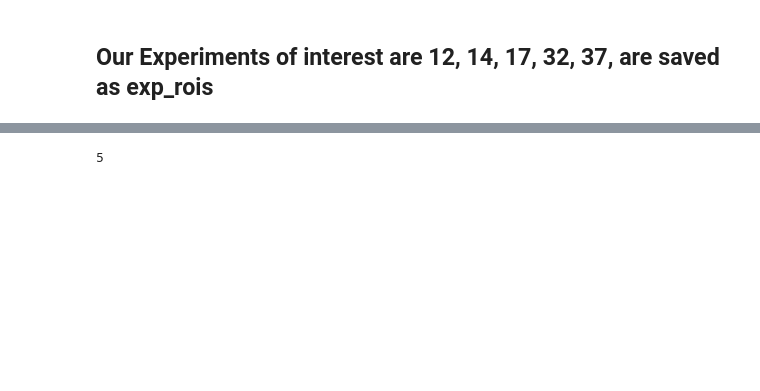
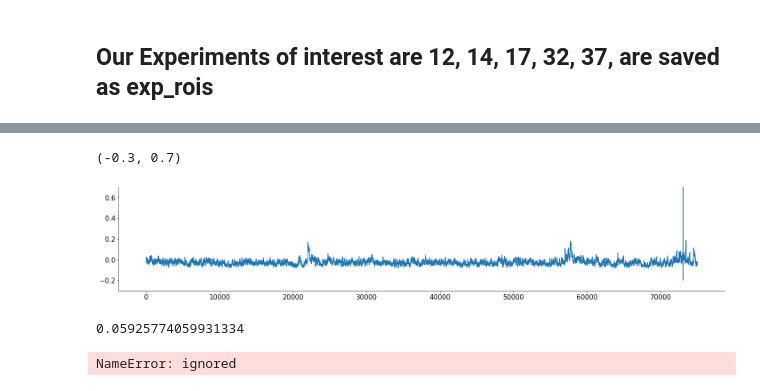
Before and after one commit to klaragerlei/GoatsOfAllTime, a Jupyter notebook: master_fernando.ipynb, the cells around one changed output, grey strips where cells are left out. Cells and saved outputs as stored; diff of their text form; code cells hidden in the pictures; blank space fills up the shorter version.

```diff
--- a/master_fernando.ipynb
+++ b/master_fernando.ipynb
@@ -168,10 +168,10 @@ Areas:['SUB', 'VISp', 'root', 'DG', 'VISam', 'LP', 'CA1', 'ILA', 'PL', 'ACA', 'M
 exp_rois = []
 for exp in range(len(alldat)):
     ROIs = unique_areas(alldat[exp]['brain_area'])
-    if 'BLA' in ROIs:
-      print (f"BLA recordings in this Exp: {exp}")
-      exp_rois.append(exp)
-    elif 'ZI' in ROIs:
+    # if 'BLA' in ROIs:
+    #   print (f"BLA recordings in this Exp: {exp}")
+    #   exp_rois.append(exp)
+    if 'ZI' in ROIs:
       print (f"ZI recordings in this Exp: {exp}")
       exp_rois.append(exp)
 # %% [output]
@@ -202,4 +192,18 @@ array([[7376. ,  875. , 3801.6],
-# %%
-len(data)
-# %% [output]
-5
+# %%
+pupil_1 = data[0]['pupil'][0].flatten()
+a = data[0]['pupil_passive'][0].flatten()
+b = pupil_1 - a.mean()
+# spikes_1 = data[0]['spks']
+
+# spikes_1 = spikes_1.sum(axis = 0)
+# spikes_1 = spikes_1.flatten()
+# %%
+plt.plot(b)
+plt.ylim(-0.3, 0.7)
+# %% [output]
+(-0.3, 0.7)
+[figure, added]
+# %%
+data[0]['pupil_passive'][0].flatten().mean()
+# %% [output]
+0.05925774059931334
@@ -206,3 +212,9 @@ len(data)
+# %%
+plt.plot(x.T)
+plt.ylim(-0.2, 0.5)
+# plt.xlim(0,350)
+# %% [output]
+NameError: ignored
 # %%
 #@title basic plots of population average
 
```
Also changed, not shown: parts of 4 cells of this notebook.
